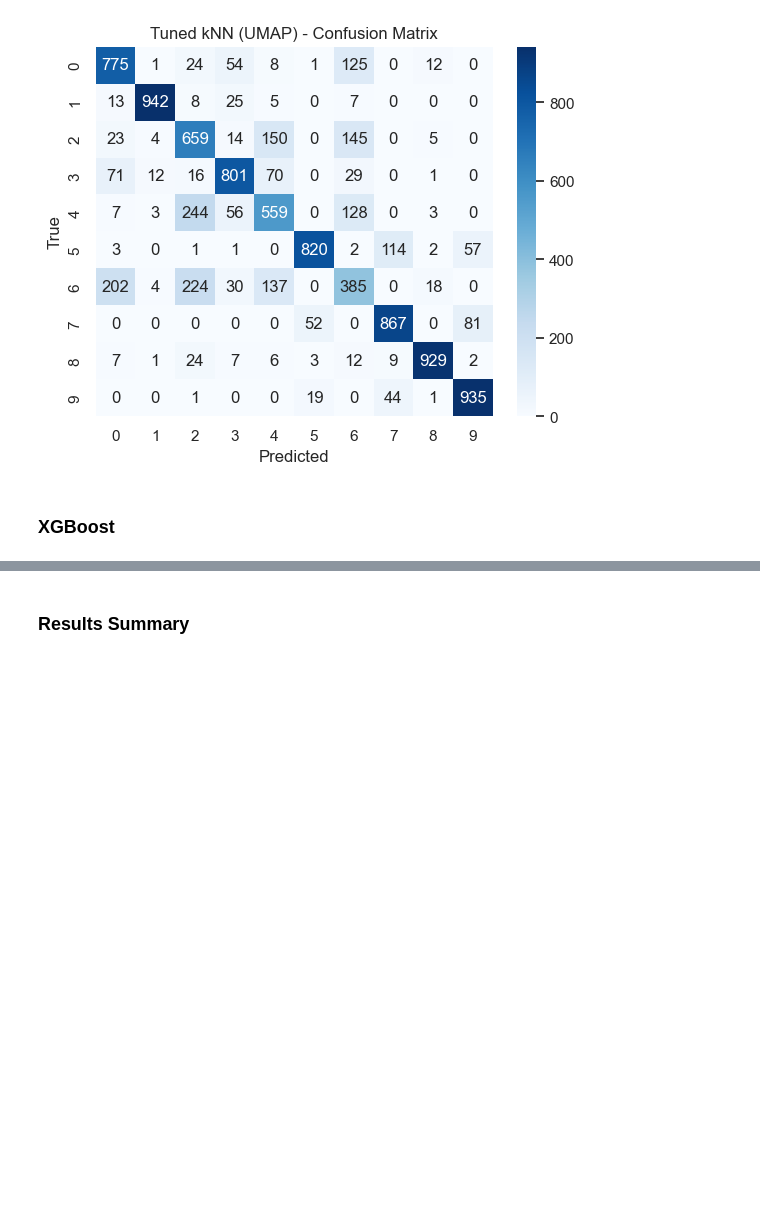
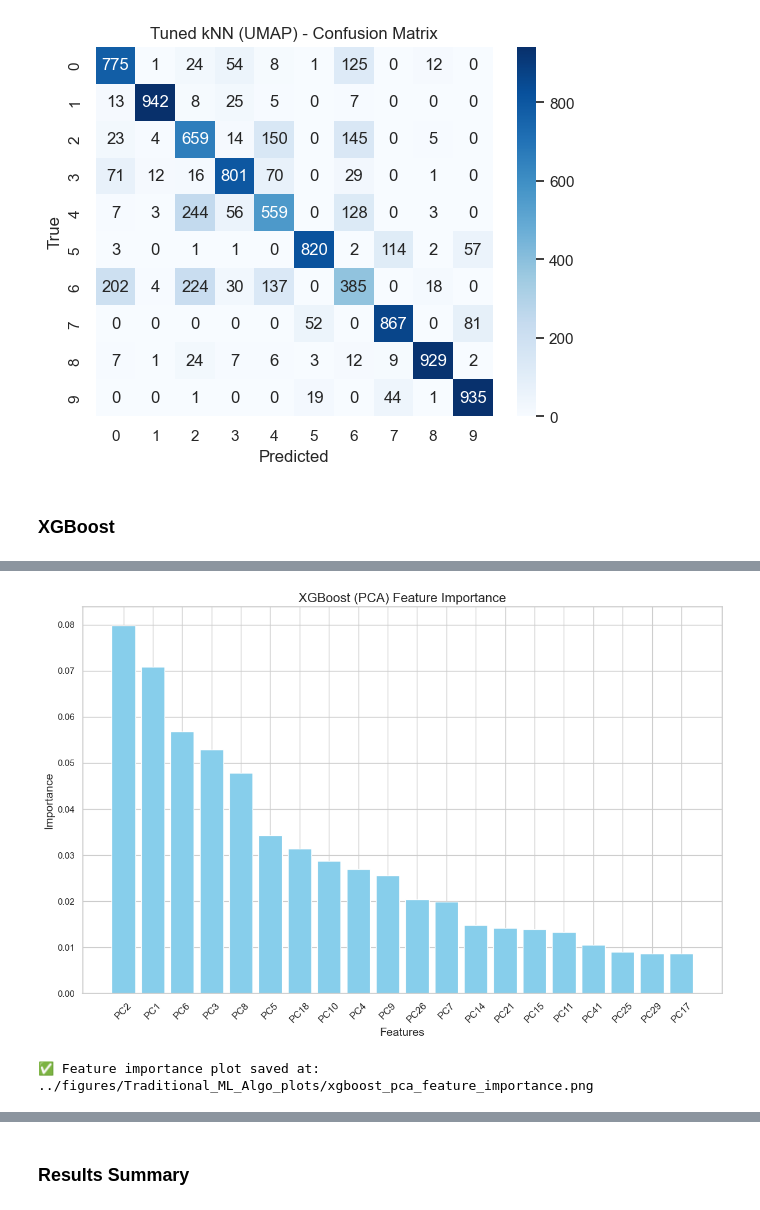
Before and after one commit to SatvikPraveen/FashionMNIST-Analysis, a Jupyter notebook: notebooks/Traditional_ML_Algo.ipynb, the cells around one changed output, grey strips where cells are left out. Cells and saved outputs as stored; diff of their text form; code cells hidden in the pictures; blank space fills up the shorter version.

```diff
--- a/notebooks/Traditional_ML_Algo.ipynb
+++ b/notebooks/Traditional_ML_Algo.ipynb
@@ -621,3 +650,17 @@ weighted avg       0.85      0.85      0.85     10000
+# %%
+# Feature importance for XGBoost (PCA)
+feature_importances = best_xgb.feature_importances_
+feature_names = [f"PC{i + 1}" for i in range(X_train_pca.shape[1])]  # PCA components
+plot_path = os.path.join(plots_dir, "xgboost_pca_feature_importance.png")
+plot_feature_importance(
+    feature_importances,
+    feature_names,
+    "XGBoost (PCA) Feature Importance",
+    plot_path
+)
+# %% [output]
+[figure, added]
+✅ Feature importance plot saved at: ../figures/Traditional_ML_Algo_plots/xgboost_pca_feature_importance.png
 # %%
 # XGBoost (t-SNE)
 param_grid_xgb = {
```
Also changed, not shown: parts of 11 cells of this notebook.
